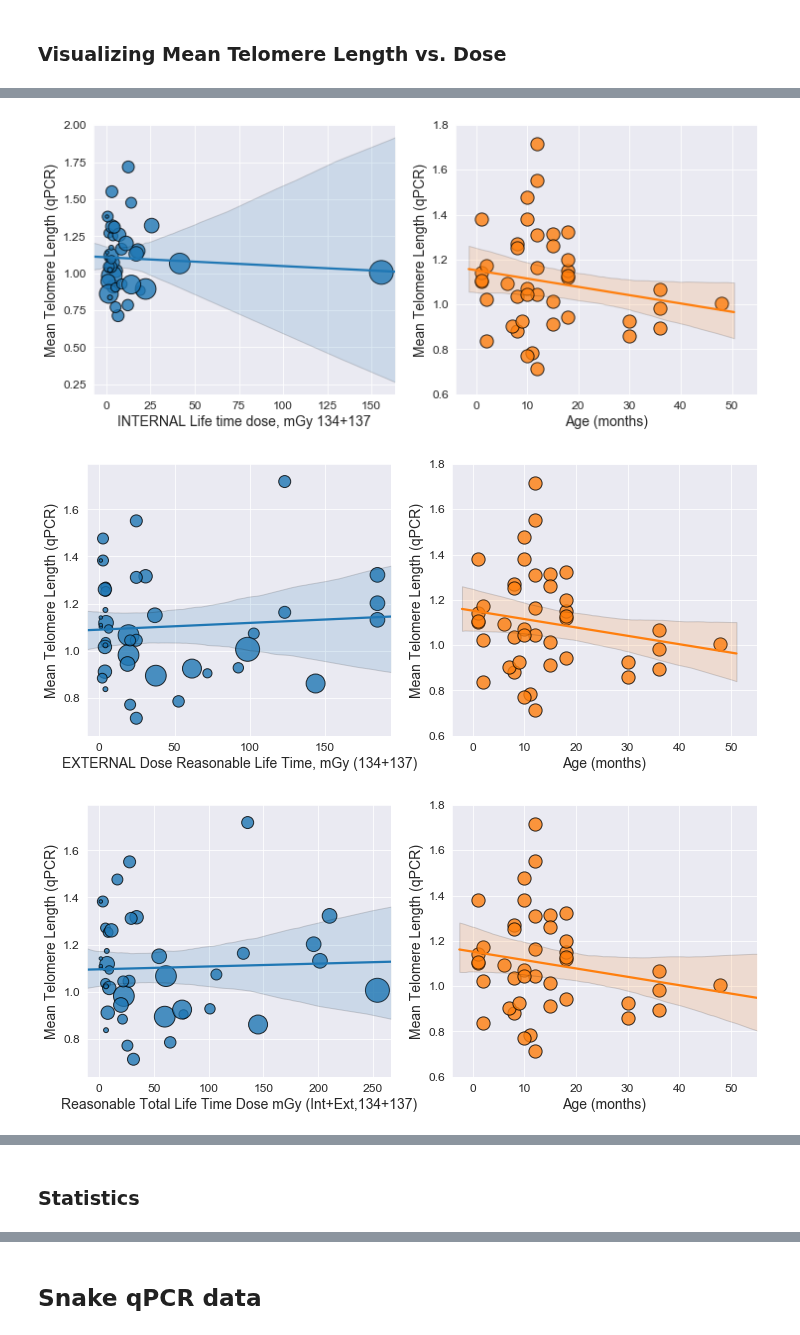
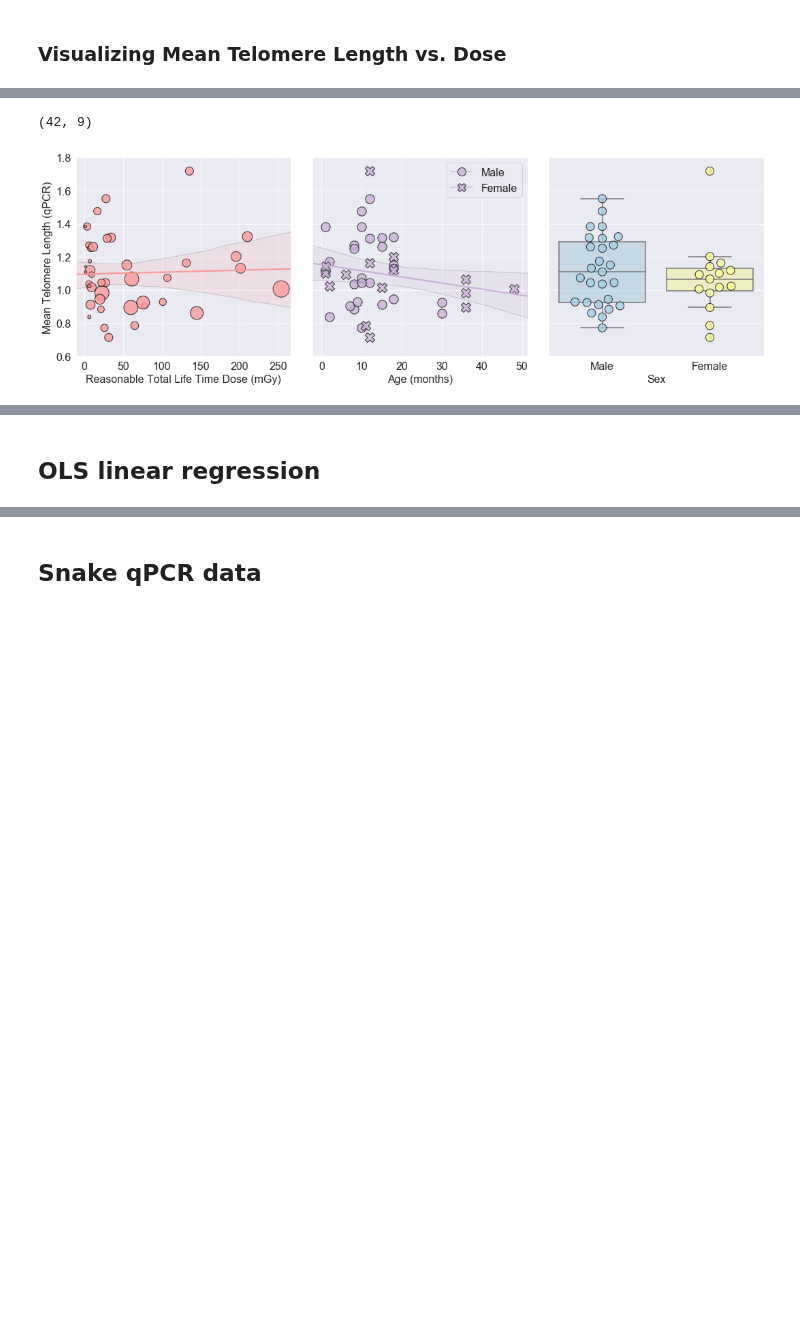
Before and after one commit to Jared-Luxton/Fukushima-Nuclear-Disaster-Humans, a Jupyter notebook: workflow & analyses notebooks/02_Fukushima_Project_Visualization_and_Statistics.ipynb, the cells around one changed output, grey strips where cells are left out. Cells and saved outputs as stored; diff of their text form; code cells hidden in the pictures; blank space fills up the shorter version.

```diff
--- a/workflow & analyses notebooks/02_Fukushima_Project_Visualization_and_Statistics.ipynb
+++ b/workflow & analyses notebooks/02_Fukushima_Project_Visualization_and_Statistics.ipynb
@@ -202,12 +121,0 @@ merge_kelly_teloFISH_dose.groupby(['Sex', 'encode sex']).agg('mean')
-# %%
-for dose in ['Reasonable Total Life Time Dose mGy (Int+Ext,134+137)',
-             'Dose rate (uGy per h)']:
-
-    features = [
-#         'Age (months)',
-                'encode sex'
-               ]
-    features += [dose]
-    target = 'Mean Telomere Length (FISH)'
-    f_tm.fit_gam_plot_dependencies(df=merge_kelly_teloFISH_dose, features=features, target=target,
-                              basis_1=s, basis_2=s, summary=False)
@@ -280,9 +265,0 @@ OLS | ['Dose rate (uGy per h)', 'Age (months)', 'encoded sex'] vs. Cortisol (pg/
-# %%
-for dose in ['Reasonable Total Life Time Dose mGy (Int+Ext,134+137)',
-             'Dose rate (uGy per h)']:
-
-    features = []
-    features += [dose]
-    target = 'Cortisol (pg/mg)'
-    f_tm.fit_gam_plot_dependencies(df=total_dose_cortisol, features=features, target=target,
-                              basis_1=s, summary=False)
@@ -319,10 +379,13 @@ aryn_qPCR_dose.to_csv('../excel data/cleaned/aryn_boar_qPCR_dose.csv', index=Fal
+# %%
+aryn_qPCR_dose.shape
+# %% [output]
+(42, 9)
 # %%
+x = 'Reasonable Total Life Time Dose mGy (Int+Ext,134+137)'
+x3 = 'Sex'
 x2 = 'Age (months)'
 y = 'Mean Telomere Length (qPCR)'
 
-for col in dose_types:
-    f_tm.graph_dose_age_vs_telos(df=aryn_qPCR_dose, x=col, x2=x2, y=y)
+f_tm.graph_y_vs_dose_age_sex(df=aryn_qPCR_dose, x=x, x2=x2, x3=x3, y=y)
 # %% [output]
-[figure, old version]
+[figure, new version]
-[figure, removed]
-[figure, removed]
@@ -330,5 +392,5 @@ for col in dose_types:
-# %% [markdown]
-### Statistics
+# %% [markdown]
+## OLS linear regression
 # %%
 aryn_qPCR_dose['encoded sex'] = aryn_qPCR_dose['Sex'].apply(lambda row: f_tm.encode_sex(row))
 # %%
```
Also changed, not shown: parts of 73 cells of this notebook, 2 other files.
